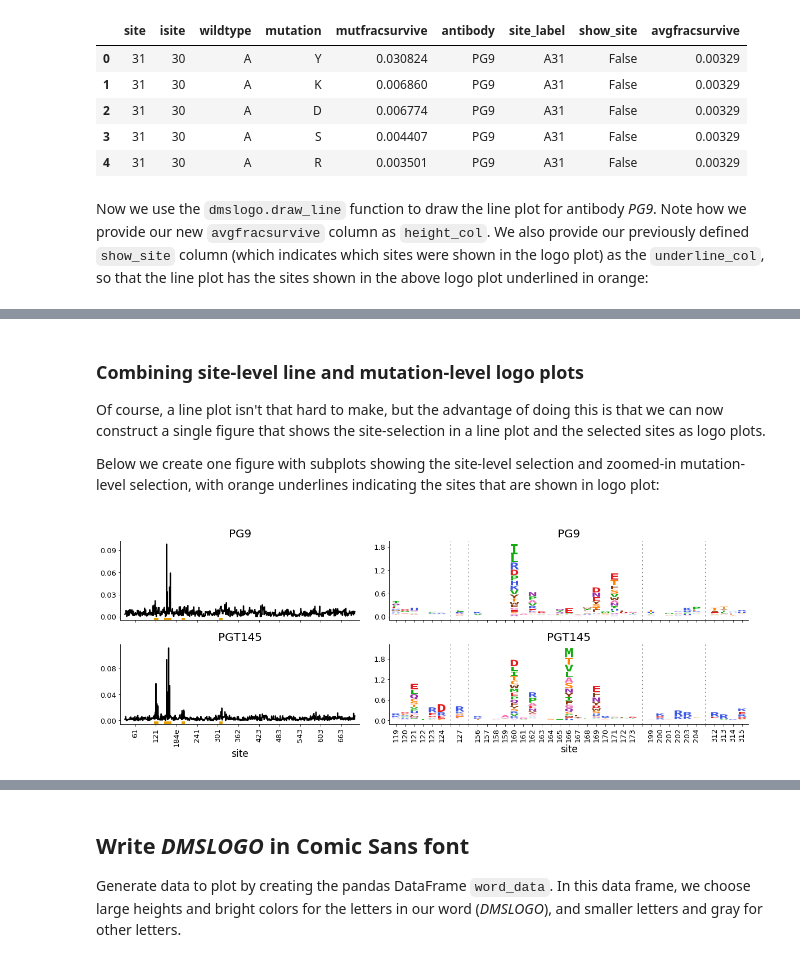
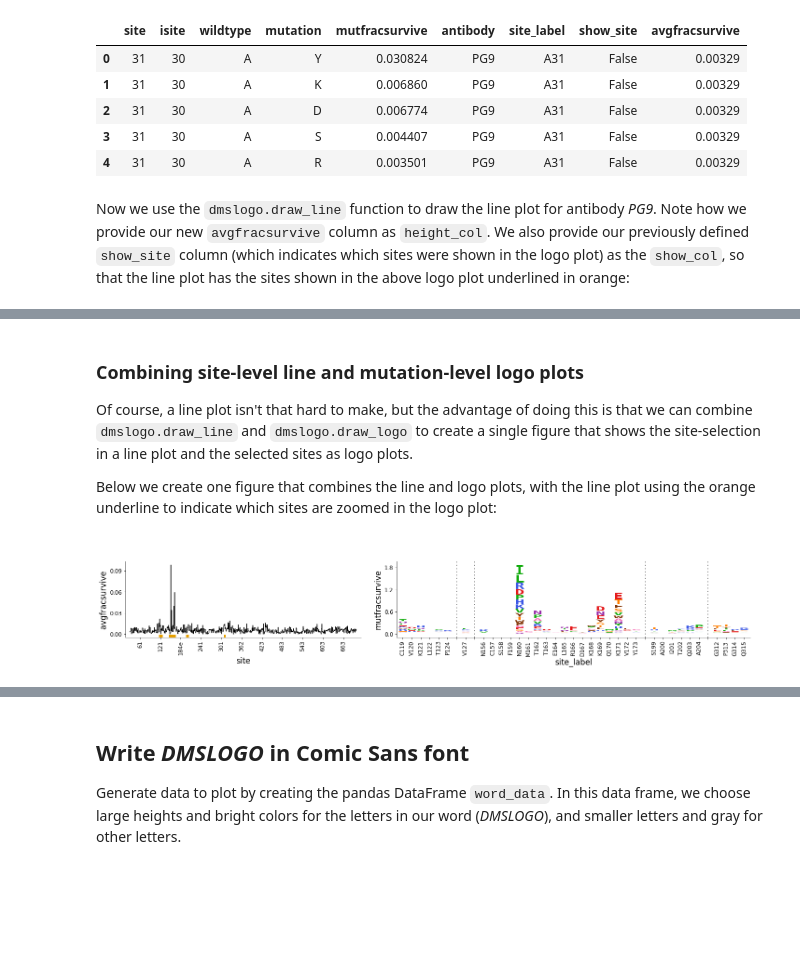
Before and after one commit to jbloomlab/dmslogo, a Jupyter notebook: example.ipynb, the cells around one changed output, grey strips where cells are left out. Drawn from its saved outputs; the diff is of its cells as text; code cells hidden in the pictures; blank space fills up the shorter version.

```diff
--- a/example.ipynb
+++ b/example.ipynb
@@ -372,7 +350,7 @@ data_hiv.head(n=5)
 # %% [markdown]
 Now we use the `dmslogo.draw_line` function to draw the line plot for antibody *PG9*.
 Note how we provide our new `avgfracsurvive` column as `height_col`.
-We also provide our previously defined `show_site` column (which indicates which sites were shown in the logo plot) as the `underline_col`, so that the line plot has the sites shown in the above logo plot underlined in orange:
+We also provide our previously defined `show_site` column (which indicates which sites were shown in the logo plot) as the `show_col`, so that the line plot has the sites shown in the above logo plot underlined in orange:
 # %%
 fig, ax = dmslogo.draw_line(data_hiv.query('antibody == "PG9"'),
                             x_col='isite',
@@ -385,46 +363,27 @@ fig, ax = dmslogo.draw_line(data_hiv.query('antibody == "PG9"'),
 [figure]
 # %% [markdown]
 ### Combining site-level line and mutation-level logo plots
-Of course, a line plot isn't that hard to make, but the advantage of doing this is that we can now construct a single figure that shows the site-selection in a line plot and the selected sites as logo plots.
+Of course, a line plot isn't that hard to make, but the advantage of doing this is that we can combine `dmslogo.draw_line` and `dmslogo.draw_logo` to create a single figure that shows the site-selection in a line plot and the selected sites as logo plots.
 
-Below we create one figure with subplots showing the site-level selection and zoomed-in mutation-level selection, with orange underlines indicating the sites that are shown in logo plot:
+Below we create one figure that combines the line and logo plots, with the line plot using the orange underline to indicate which sites are zoomed in the logo plot:
 # %%
-fig, axes = plt.subplots(len(antibodies), 2,
+fig, axes = plt.subplots(1, 2,
                          gridspec_kw={'width_ratios':[1, 1.5]})
-fig.set_size_inches(20, 3 * len(antibodies))
-fig.subplots_adjust(hspace=0.3, wspace=0.1)
+fig.subplots_adjust(wspace=0.12)
+fig.set_size_inches(24, 3)
 
-for i, antibody in enumerate(antibodies):
+_ = dmslogo.draw_line(data_hiv.query('antibody == "PG9"'),
+                      x_col='isite',
+                      height_col='avgfracsurvive',
+                      xtick_col='site',
+                      show_col='show_site',
+                      ax=axes[0])
 
-    # show xticks and xlabel only for last antibody
-    if antibody == antibodies[-1]:
-        xtick_col = 'site'
-        xlabel = 'site'
-    else:
-        xtick_col = 'no_ticks'
-        xlabel = ''
-
-    antibody_data = data_hiv.query('antibody == @antibody').assign(no_ticks='')
-
-    _ = dmslogo.draw_line(antibody_data,
-                          x_col='isite',
-                          height_col='avgfracsurvive',
-                          xtick_col=xtick_col,
-                          underline_col='show_site',
-                          ax=axes[i, 0],
-                          xlabel=xlabel,
-                          ylabel='',
-                          title=antibody,
-                          linewidth=2)
-
-    _ = dmslogo.draw_logo(antibody_data.query('show_site'),
-                          x_col='isite',
-                          letter_col='mutation',
-                          letter_height_col='mutfracsurvive',
-                          ax=axes[i, 1],
-                          xlabel=xlabel,
-                          ylabel='',
-                          xtick_col=xtick_col,
-                          title=antibody)
+_ = dmslogo.draw_logo(data_hiv.query('antibody == "PG9"').query('show_site'),
+                      x_col='isite',
+                      letter_col='mutation',
+                      letter_height_col='mutfracsurvive',
+                      ax=axes[1],
+                      xtick_col='site_label')
 # %% [output]
-[figure, old version]
+[figure, new version]
```
Also changed, not shown: parts of 19 cells of this notebook.
